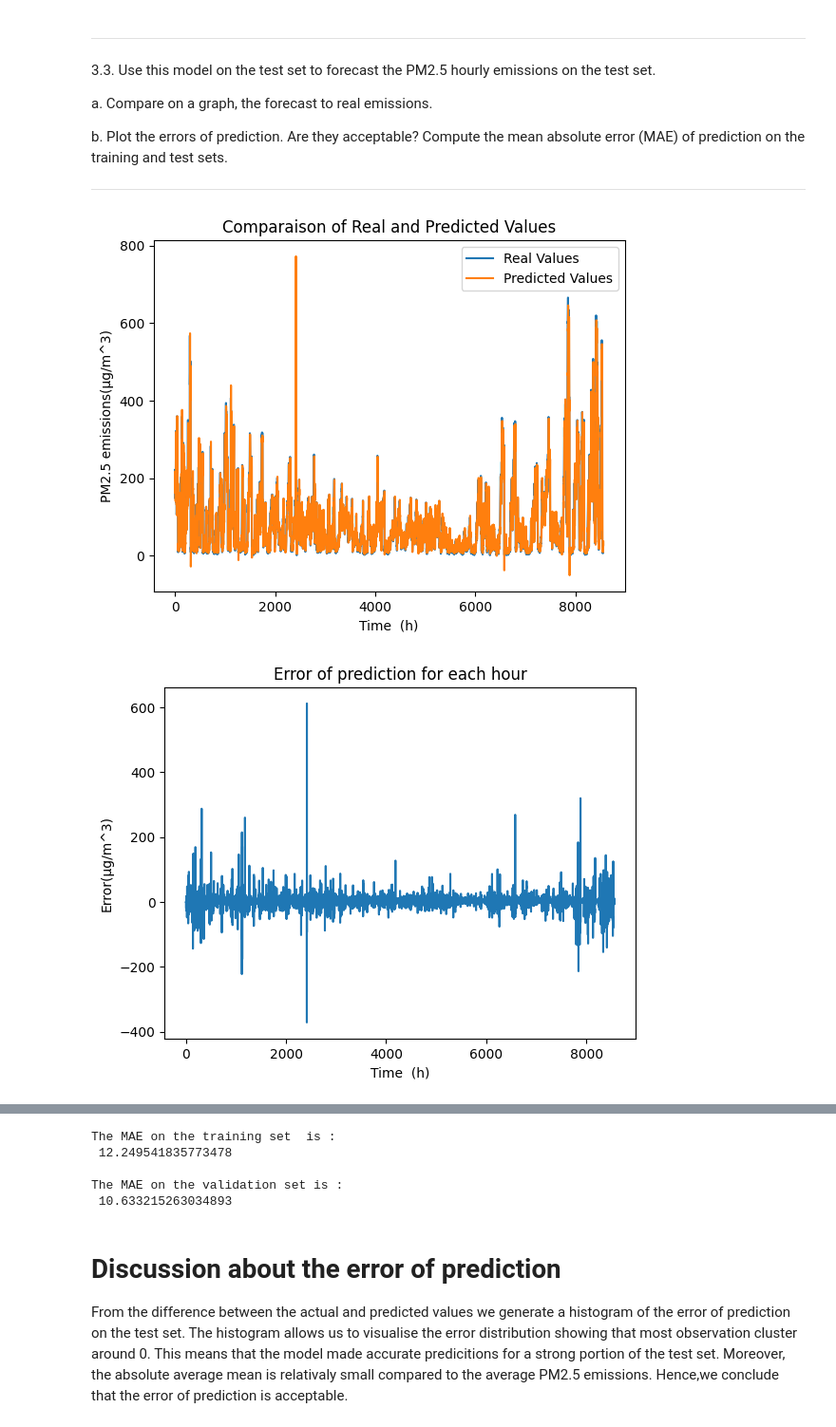
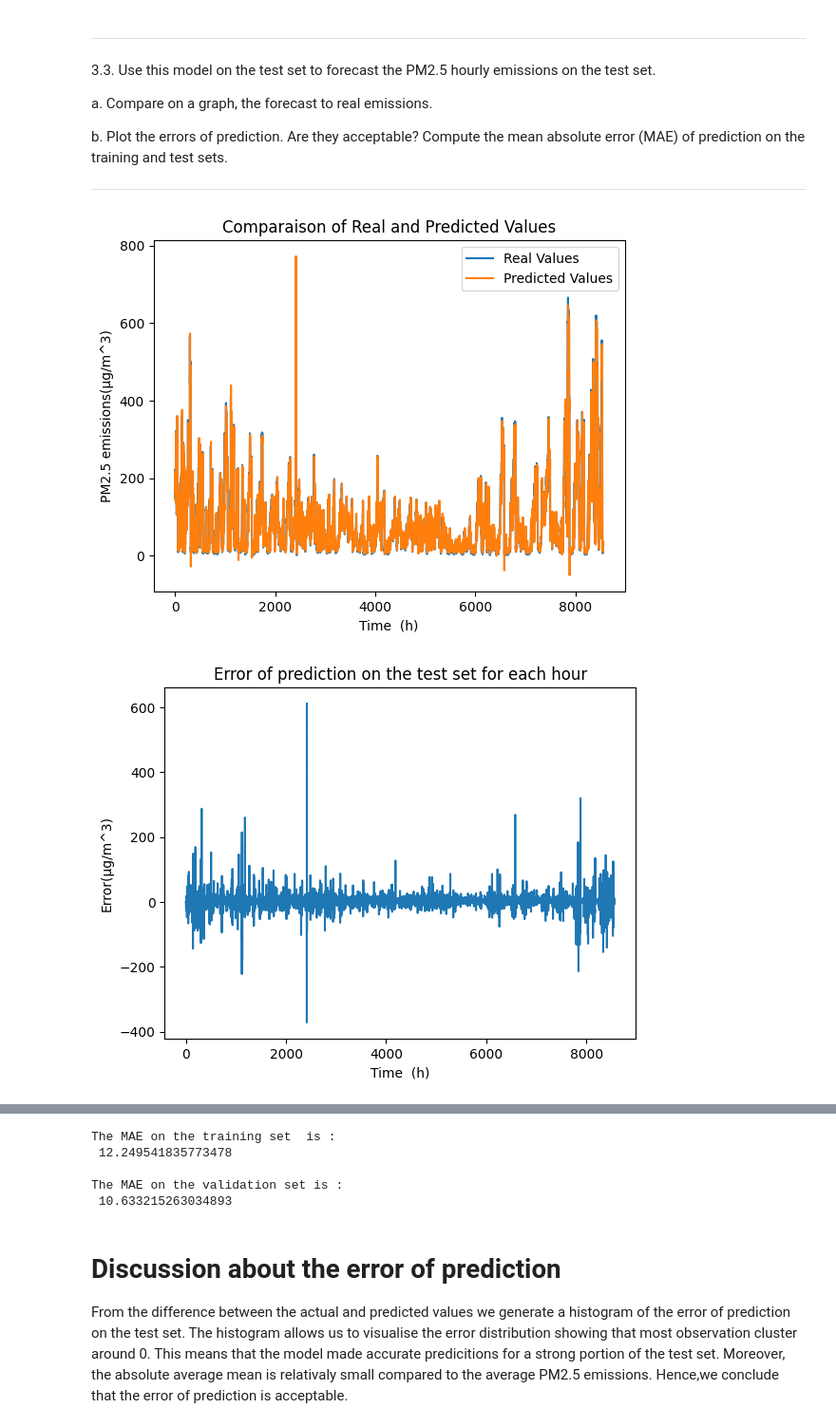
Before and after one commit to Edouard1000/Hackaton1, a Jupyter notebook: Hackathon 1.ipynb, the cells around one changed output, grey strips where cells are left out. Shown at 95% size. Drawn from its saved outputs; the diff is of its cells as text; code cells hidden in the pictures.

Commit message:
chg title

```diff
--- a/Hackathon 1.ipynb
+++ b/Hackathon 1.ipynb
@@ -699,7 +730,7 @@ import statsmodels.api as sm
 
 # Create a matrix containing the forecast
 
-coefficient = model.params
+coefficient = result.params
 a1= coefficient['x1']
 a2= coefficient['x2']
 a3= coefficient['x3']
@@ -735,7 +766,7 @@ for i in range(len(y_hat)):
 
 
 plt.plot(error_val)
-plt.title('Error of prediction for each hour')
+plt.title('Error of prediction on the test set for each hour')
 plt.xlabel('Time  (h)')
 plt.ylabel('Error(µg/m^3)')
 plt.show()
@@ -744,32 +775,32 @@ plt.show()
 
 plt.figure(figsize=(6, 5))
 plt.hist(error_val, bins=40,color='blue', alpha=0.7)
-plt.title('Histogram of the error on test set')
+plt.title('Histogram of the error on tesr set')
 plt.xlabel('Error')
 plt.ylabel('Frequency')
 plt.show()
 
 
 # Compute error prediction on training set
 
 y_hat2 = np.zeros(len(training_set))
 for i in range(3):
     y_hat2[i]=training_set.values[i]
 
 for i in range(3,len(training_set)):
     y_hat2[i]= a1*training_set.values[i-1] + a2*training_set.values[i-2] + a3*training_set.values[i-3] +const
 
 error_train = np.zeros(len(y_hat2))
 for i in range(len(y_hat2)):
     error_train[i] = y_hat2[i]-training_set.values[i]
 
 # Computation of the mean absolute error
 
 MAE_val=np.mean(abs(error_val))
 MAE_train = np.mean(abs(error_train))
 
 print("\nThe MAE on the training set  is :\n" ,MAE_train)
 print("\nThe MAE on the validation set is :\n" ,MAE_val)
 # %% [output]
 [figure]
-[figure, old version]
+[figure, new version]
```
Also changed, not shown: parts of 8 cells of this notebook.
